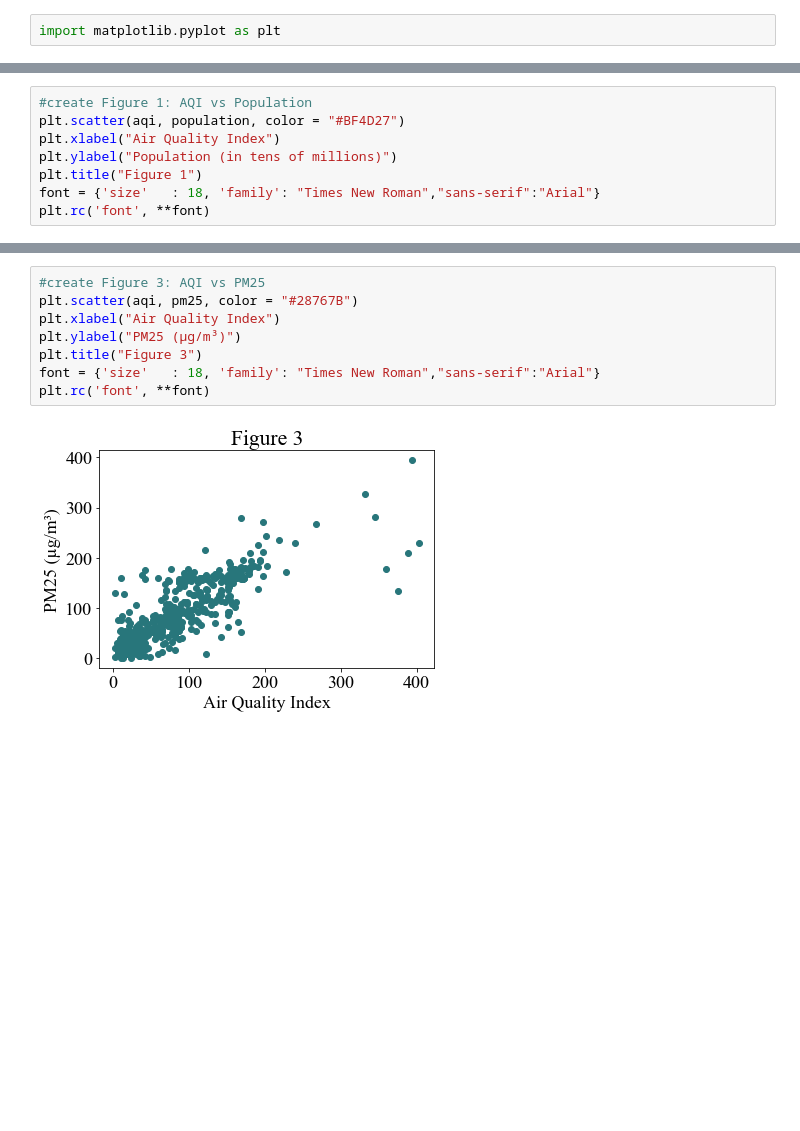
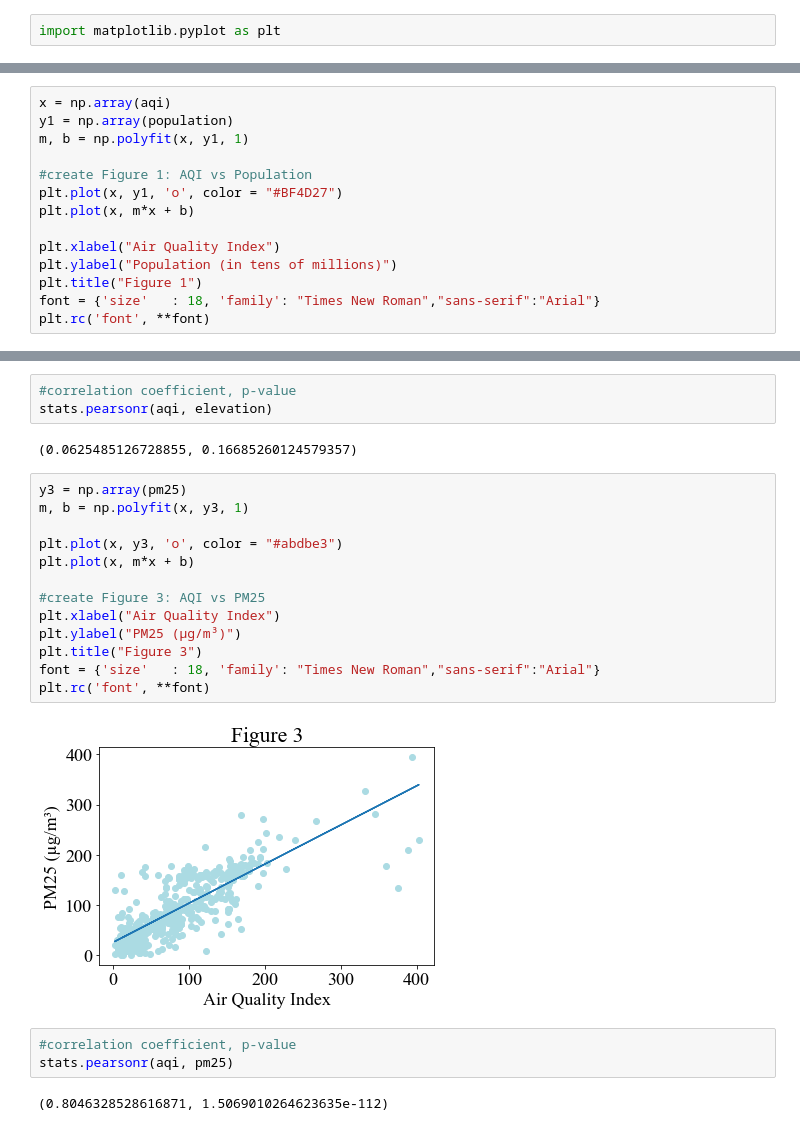
Before and after one commit to jhkaplan4050/SI330-final-project, a Jupyter notebook: AQI Correlations.ipynb, the cells around one changed output, grey strips where cells are left out. Drawn from its saved outputs; the diff is of its cells as text; blank space fills up the shorter version.

```diff
--- a/AQI Correlations.ipynb
+++ b/AQI Correlations.ipynb
@@ -32,6 +36,12 @@ import matplotlib.pyplot as plt
 # %%
+x = np.array(aqi)
+y1 = np.array(population)
+m, b = np.polyfit(x, y1, 1)
+
 #create Figure 1: AQI vs Population
-plt.scatter(aqi, population, color = "#BF4D27")
+plt.plot(x, y1, 'o', color = "#BF4D27")
+plt.plot(x, m*x + b)
+
 plt.xlabel("Air Quality Index")
 plt.ylabel("Population (in tens of millions)")
 plt.title("Figure 1")
@@ -52,11 +71,26 @@ plt.rc('font', **font)
+# %%
+#correlation coefficient, p-value
+stats.pearsonr(aqi, elevation)
+# %% [output]
+(0.0625485126728855, 0.16685260124579357)
 # %%
+y3 = np.array(pm25)
+m, b = np.polyfit(x, y3, 1)
+
+plt.plot(x, y3, 'o', color = "#abdbe3")
+plt.plot(x, m*x + b)
+
 #create Figure 3: AQI vs PM25
-plt.scatter(aqi, pm25, color = "#28767B")
 plt.xlabel("Air Quality Index")
 plt.ylabel("PM25 (µg/m³)")
 plt.title("Figure 3")
 font = {'size'   : 18, 'family': "Times New Roman","sans-serif":"Arial"}
 plt.rc('font', **font)
 # %% [output]
-[figure, old version]
+[figure, new version]
+# %%
+#correlation coefficient, p-value
+stats.pearsonr(aqi, pm25)
+# %% [output]
+(0.8046328528616871, 1.5069010264623635e-112)
 # %%
```
Also changed, not shown: parts of 10 cells of this notebook, 1 other file.
